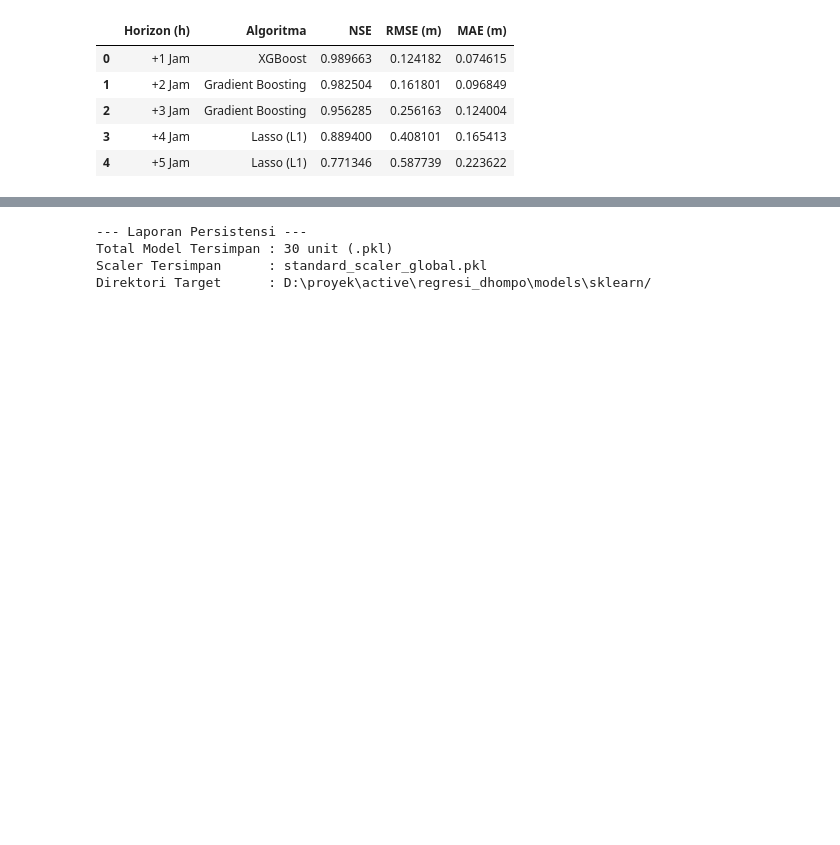
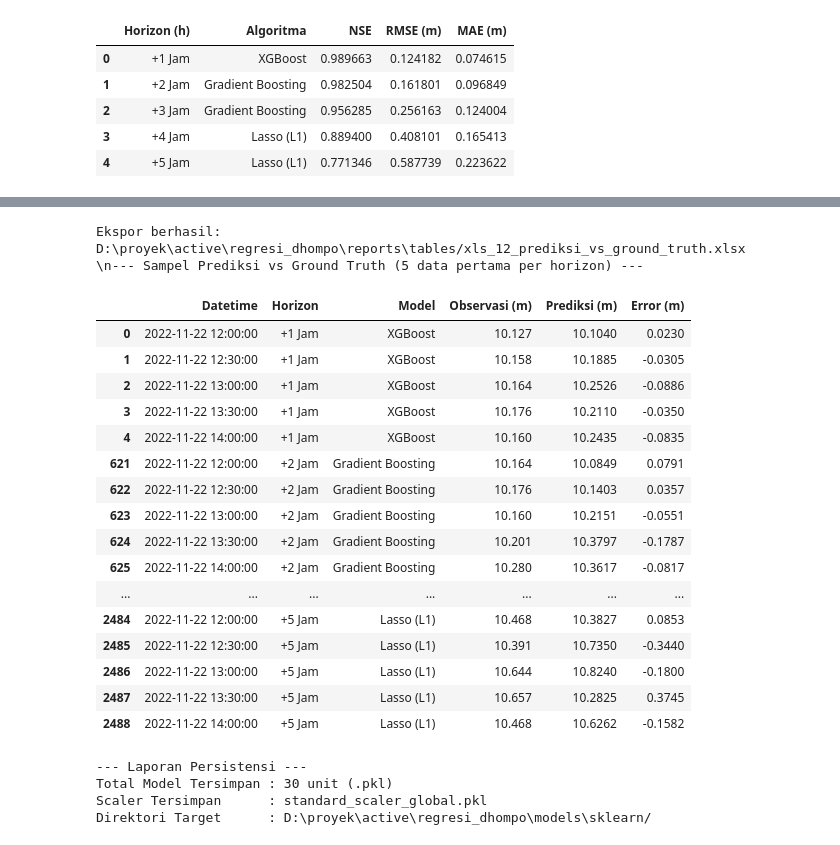
Before and after one commit to SomeRandomDolphin/ffws-ml, a Jupyter notebook: research/02_modeling_dhompo.ipynb, the cells around one changed output, grey strips where cells are left out. Drawn from its saved outputs; the diff is of its cells as text; code cells hidden in the pictures; blank space fills up the shorter version.

Commit message:
feat: tabel prediksi vs ground truth

```diff
--- a/research/02_modeling_dhompo.ipynb
+++ b/research/02_modeling_dhompo.ipynb
@@ -723,3 +727,71 @@ best_models_summary[['Horizon (h)', 'Algoritma', 'NSE', 'RMSE (m)', 'MAE (m)']].
+# %%
+# Konstruksi Tabel Prediksi vs Ground Truth (Model Terbaik per Horizon)
+pred_vs_true_records = []
+
+for h in HORIZONS:
+    best_name = max(results_store[h], key=lambda k: results_store[h][k]['test']['NSE'])
+    y_true = y_horizons[h].iloc[split_idx:]
+    y_pred = predictions_store[h][best_name]
+
+    for ts, obs, pred in zip(y_true.index, y_true.values, y_pred):
+        pred_vs_true_records.append({
+            'Datetime': ts,
+            'Horizon': f'+{h} Jam',
+            'Model': best_name,
+            'Observasi (m)': round(obs, 4),
+            'Prediksi (m)': round(pred, 4),
+            'Error (m)': round(obs - pred, 4),
+            'Abs Error (m)': round(abs(obs - pred), 4),
+        })
+
+df_pred_vs_true = pd.DataFrame(pred_vs_true_records)
+
+# Ekspor ke Excel
+pred_excel_path = f'{TABLE_DIR}/xls_12_prediksi_vs_ground_truth.xlsx'
+with pd.ExcelWriter(pred_excel_path, engine='openpyxl') as writer:
+    # Sheet 1: Seluruh data per horizon
+    for h in HORIZONS:
+        sheet_name = f'Horizon_h{h}'
+        df_h = df_pred_vs_true[df_pred_vs_true['Horizon'] == f'+{h} Jam'].reset_index(drop=True)
+        df_h.to_excel(writer, sheet_name=sheet_name, index=False)
+
+    # Sheet 2: Ringkasan statistik error per horizon
+    summary = df_pred_vs_true.groupby(['Horizon', 'Model']).agg(
+        Mean_Error=('Error (m)', 'mean'),
+        Std_Error=('Error (m)', 'std'),
+        MAE=('Abs Error (m)', 'mean'),
+        Max_Error=('Abs Error (m)', 'max'),
+        N_Samples=('Datetime', 'count'),
+    ).round(4).reset_index()
+    summary.to_excel(writer, sheet_name='Ringkasan', index=False)
+
+print(f"Ekspor berhasil: {pred_excel_path}")
+
+# Tampilkan sampel 5 data teratas per horizon
+print("\\n--- Sampel Prediksi vs Ground Truth (5 data pertama per horizon) ---")
+df_pred_vs_true.groupby('Horizon').head(5)[
+    ['Datetime', 'Horizon', 'Model', 'Observasi (m)', 'Prediksi (m)', 'Error (m)']
+]
+# %% [output]
+Ekspor berhasil: D:\proyek\active\regresi_dhompo\reports\tables/xls_12_prediksi_vs_ground_truth.xlsx
+\n--- Sampel Prediksi vs Ground Truth (5 data pertama per horizon) ---
+|  | Datetime | Horizon | Model | Observasi (m) | Prediksi (m) | Error (m) |
+| 0 | 2022-11-22 12:00:00 | +1 Jam | XGBoost | 10.127 | 10.1040 | 0.0230 |
+| 1 | 2022-11-22 12:30:00 | +1 Jam | XGBoost | 10.158 | 10.1885 | -0.0305 |
+| 2 | 2022-11-22 13:00:00 | +1 Jam | XGBoost | 10.164 | 10.2526 | -0.0886 |
+| 3 | 2022-11-22 13:30:00 | +1 Jam | XGBoost | 10.176 | 10.2110 | -0.0350 |
+| 4 | 2022-11-22 14:00:00 | +1 Jam | XGBoost | 10.160 | 10.2435 | -0.0835 |
+| 621 | 2022-11-22 12:00:00 | +2 Jam | Gradient Boosting | 10.164 | 10.0849 | 0.0791 |
+| 622 | 2022-11-22 12:30:00 | +2 Jam | Gradient Boosting | 10.176 | 10.1403 | 0.0357 |
+| 623 | 2022-11-22 13:00:00 | +2 Jam | Gradient Boosting | 10.160 | 10.2151 | -0.0551 |
+| 624 | 2022-11-22 13:30:00 | +2 Jam | Gradient Boosting | 10.201 | 10.3797 | -0.1787 |
+| 625 | 2022-11-22 14:00:00 | +2 Jam | Gradient Boosting | 10.280 | 10.3617 | -0.0817 |
+| ... | ... | ... | ... | ... | ... | ... |
+| 2484 | 2022-11-22 12:00:00 | +5 Jam | Lasso (L1) | 10.468 | 10.3827 | 0.0853 |
+| 2485 | 2022-11-22 12:30:00 | +5 Jam | Lasso (L1) | 10.391 | 10.7350 | -0.3440 |
+| 2486 | 2022-11-22 13:00:00 | +5 Jam | Lasso (L1) | 10.644 | 10.8240 | -0.1800 |
+| 2487 | 2022-11-22 13:30:00 | +5 Jam | Lasso (L1) | 10.657 | 10.2825 | 0.3745 |
+| 2488 | 2022-11-22 14:00:00 | +5 Jam | Lasso (L1) | 10.468 | 10.6262 | -0.1582 |
 # %%
 # Prosedur Penyimpanan Model
 saved_count = 0
```
Also changed, not shown: parts of 2 cells of this notebook.
